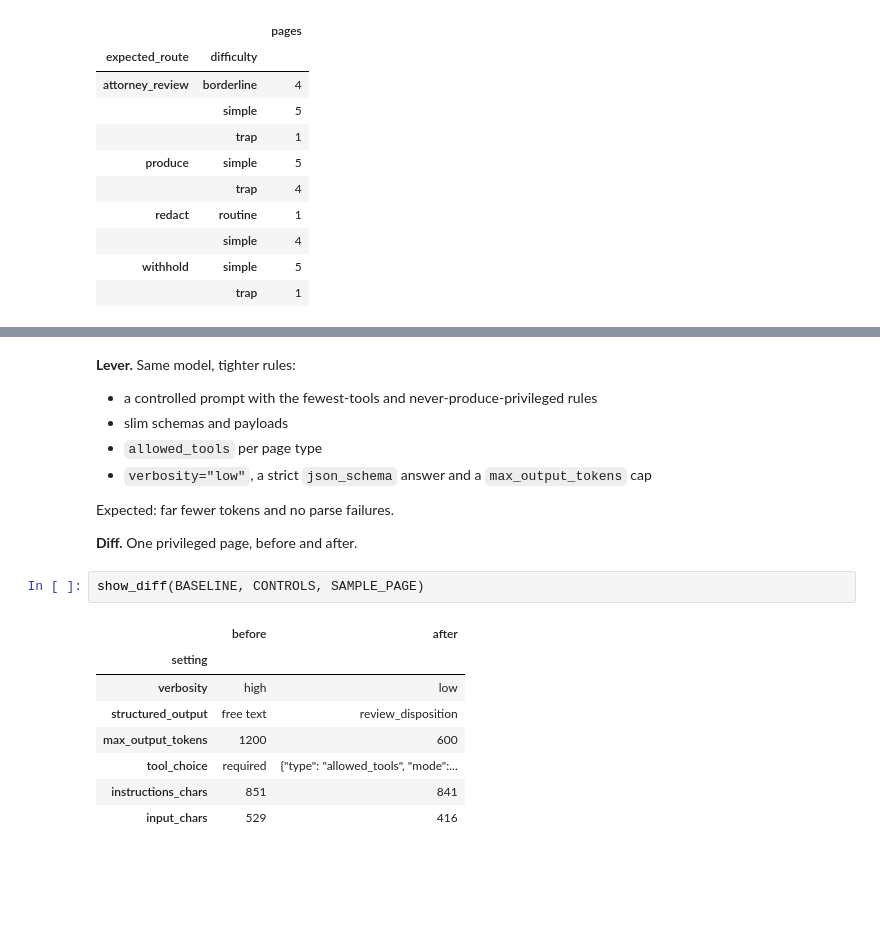
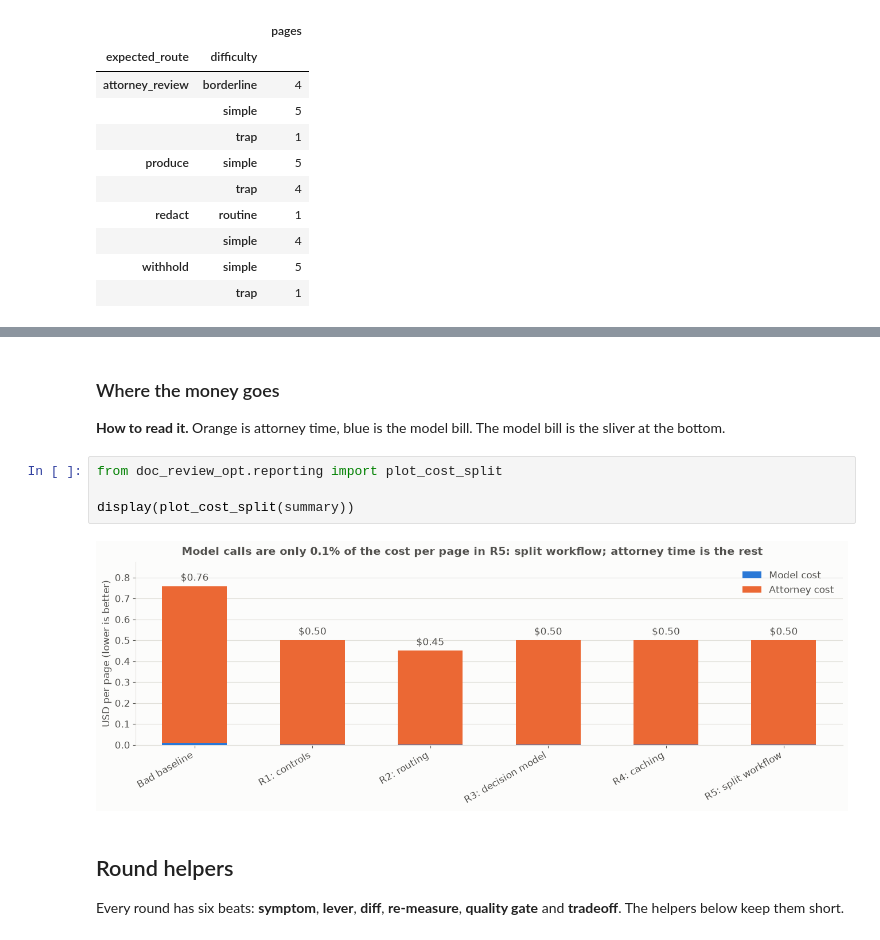
Before and after one commit to gduchidze-ship-it/datafest-agent-opt, a Jupyter notebook: notebooks/optimizing_document_review_agents_for_cost_and_quality.ipynb, the cells around one changed output, grey strips where cells are left out. Drawn from its saved outputs; the diff is of its cells as text; blank space fills up the shorter version.

```diff
--- a/notebooks/optimizing_document_review_agents_for_cost_and_quality.ipynb
+++ b/notebooks/optimizing_document_review_agents_for_cost_and_quality.ipynb
@@ -623,22 +457,14 @@ Bad baseline: REJECTED
-# %% [markdown]
-**Lever.** Same model, tighter rules:
-
-- a controlled prompt with the fewest-tools and never-produce-privileged rules
-- slim schemas and payloads
-- `allowed_tools` per page type
-- `verbosity="low"`, a strict `json_schema` answer and a `max_output_tokens` cap
-
-Expected: far fewer tokens and no parse failures.
-
-**Diff.** One privileged page, before and after.
-# %%
-show_diff(BASELINE, CONTROLS, SAMPLE_PAGE)
-# %% [output]
-|  | before | after |
-| setting |  |  |
-| verbosity | high | low |
-| structured_output | free text | review_disposition |
-| max_output_tokens | 1200 | 600 |
-| tool_choice | required | {"type": "allowed_tools", "mode":... |
-| instructions_chars | 851 | 841 |
-| input_chars | 529 | 416 |
+# %% [markdown]
+### Where the money goes
+
+**How to read it.** Orange is attorney time, blue is the model bill. The model bill is the sliver at the bottom.
+# %%
+from doc_review_opt.reporting import plot_cost_split
+
+display(plot_cost_split(summary))
+# %% [output]
+[figure, added]
+# %% [markdown]
+## Round helpers
+
+Every round has six beats: **symptom**, **lever**, **diff**, **re-measure**, **quality gate** and **tradeoff**. The helpers below keep them short.
```
Also changed, not shown: parts of 209 cells of this notebook, 13 other files.
